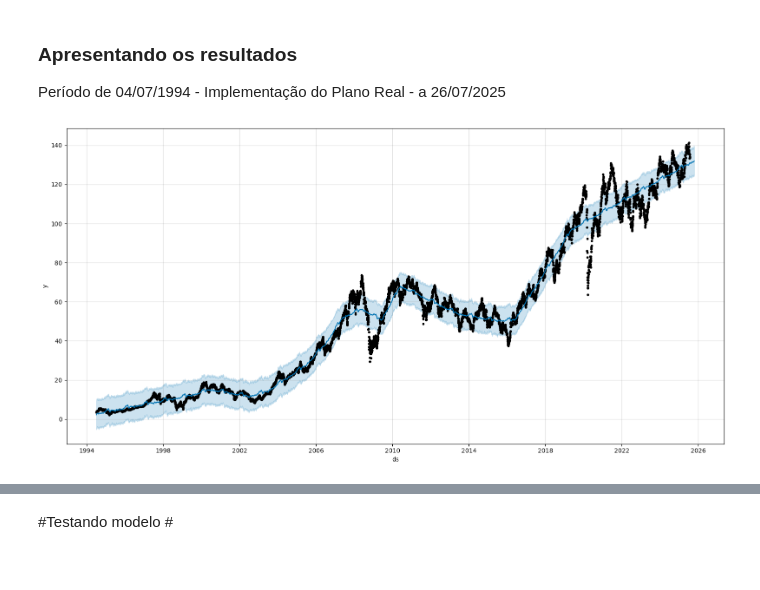
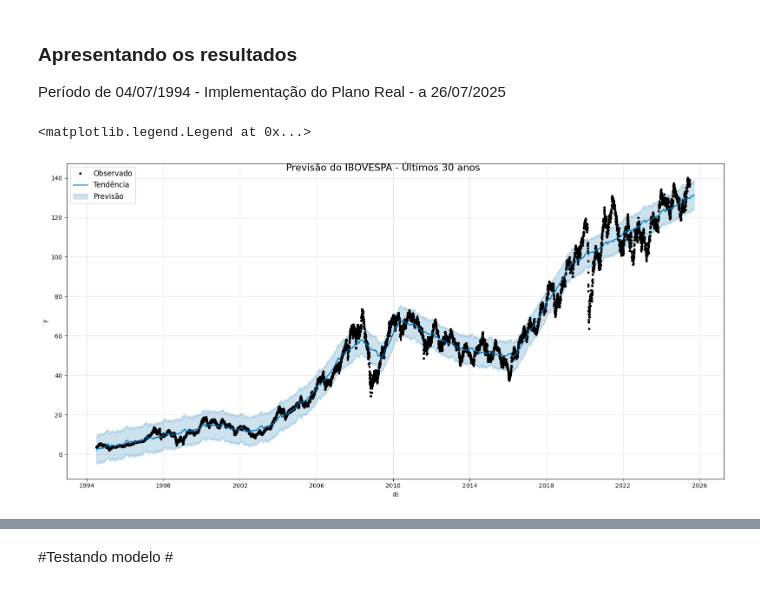
Before and after one commit to Mathzera06/challenge_2, a Jupyter notebook: Análises/Analise_tendencia_IBOVESPA(1994-2025).ipynb, the cells around one changed output, grey strips where cells are left out. Drawn from its saved outputs; the diff is of its cells as text; code cells hidden in the pictures.

```diff
--- a/Análises/Analise_tendencia_IBOVESPA(1994-2025).ipynb
+++ b/Análises/Analise_tendencia_IBOVESPA(1994-2025).ipynb
@@ -155,10 +155,14 @@ forecast = m.predict(future)
 # %% [markdown]
 ### Apresentando os resultados
 Período de 04/07/1994 - Implementação do Plano Real - a 26/07/2025
-# %%
-fig = m.plot(forecast, figsize=(16, 8))
-# %% [output]
-[figure, removed]
+# %%
+fig = m.plot(forecast, figsize=(16, 8))
+fig.suptitle('Previsão do IBOVESPA - Últimos 30 anos', fontsize=16)
+plt.legend(['Observado', 'Tendência', 'Previsão'],
+  loc='upper left', fontsize=12)
+# %% [output]
+<matplotlib.legend.Legend at 0x...>
+[figure, added]
 # %%
 import numpy as np
 import pandas as pd
```
Also changed, not shown: parts of 12 cells of this notebook, 1 other file.
